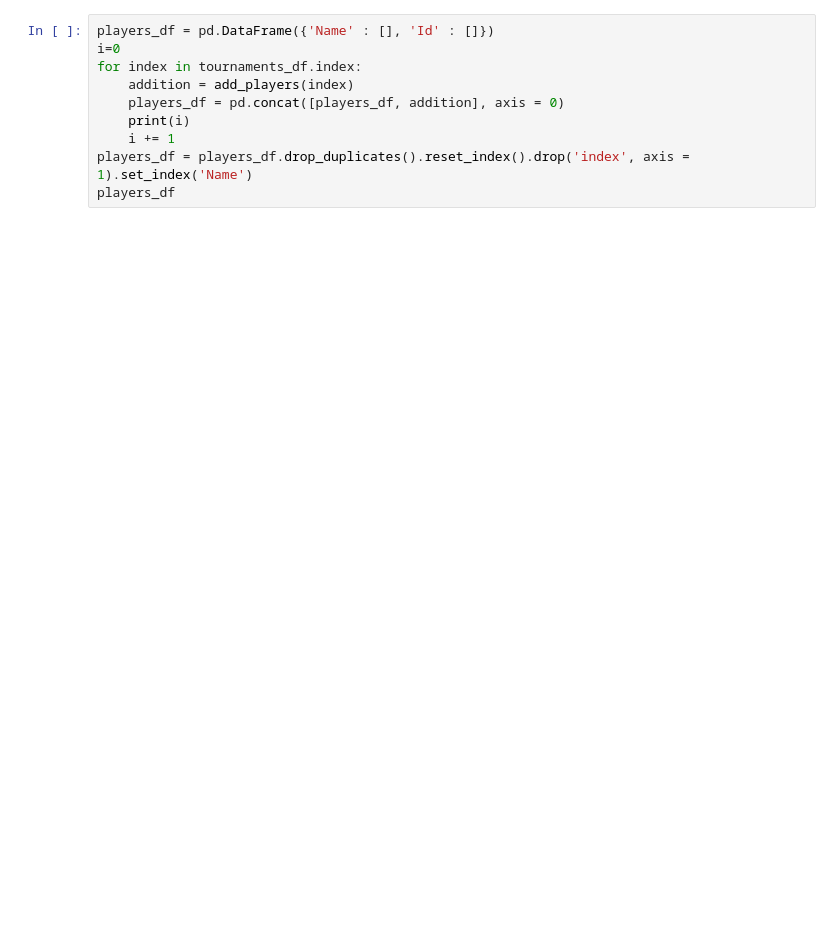
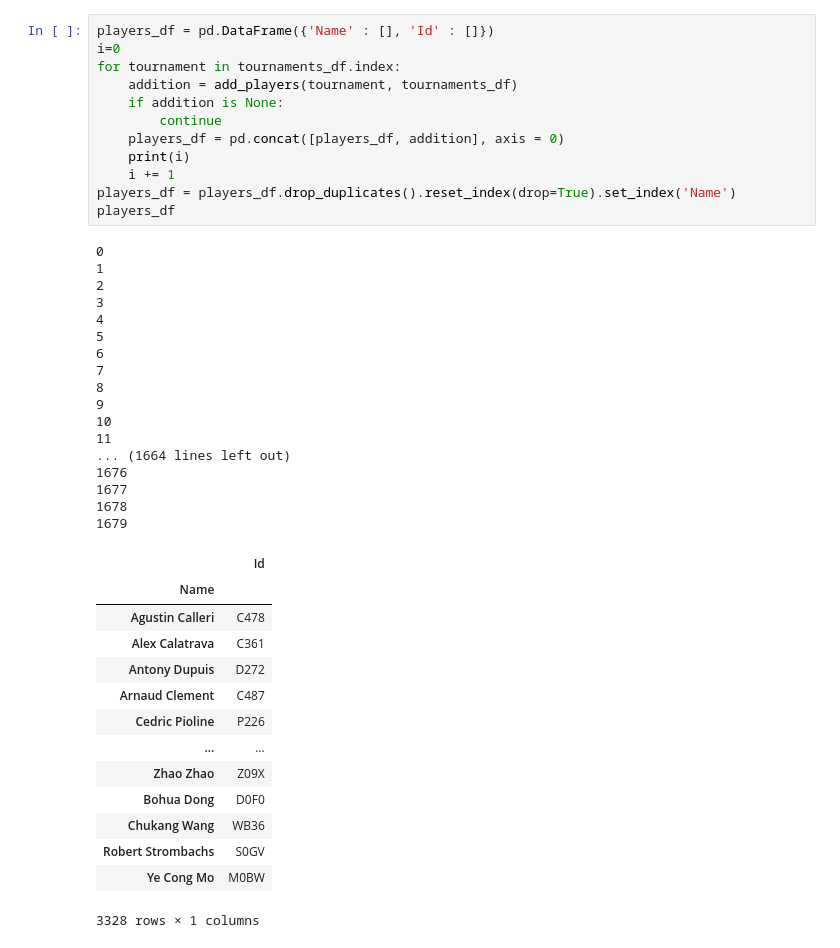
Before and after one commit to AmanPatel117/Tennis-Analytics-Project, a Jupyter notebook: Notebooks/scraping_data.ipynb, the cells around one changed output. Cells and saved outputs as stored; diff of their text form; blank space fills up the shorter version.

```diff
--- a/Notebooks/scraping_data.ipynb
+++ b/Notebooks/scraping_data.ipynb
@@ -49,11 +81,45 @@ tournaments_df.to_csv('tournaments')
 # %%
 players_df = pd.DataFrame({'Name' : [], 'Id' : []})
 i=0
-for index in tournaments_df.index:
-    addition = add_players(index)
+for tournament in tournaments_df.index:
+    addition = add_players(tournament, tournaments_df)
+    if addition is None:
+        continue
     players_df = pd.concat([players_df, addition], axis = 0)
     print(i)
     i += 1
-players_df = players_df.drop_duplicates().reset_index().drop('index', axis = 1).set_index('Name')
+players_df = players_df.drop_duplicates().reset_index(drop=True).set_index('Name')
 players_df
+# %% [output]
+0
+1
+2
+3
+4
+5
+6
+7
+8
+9
+10
+11
+... (1664 lines left out)
+1676
+1677
+1678
+1679
+|  | Id |
+| Name |  |
+| Agustin Calleri | C478 |
+| Alex Calatrava | C361 |
+| Antony Dupuis | D272 |
+| Arnaud Clement | C487 |
+| Cedric Pioline | P226 |
+| ... | ... |
+| Zhao Zhao | Z09X |
+| Bohua Dong | D0F0 |
+| Chukang Wang | WB36 |
+| Robert Strombachs | S0GV |
+| Ye Cong Mo | M0BW |
+3328 rows × 1 columns
 # %%
```
Also changed, not shown: parts of 16 cells of this notebook, 13 other files.
